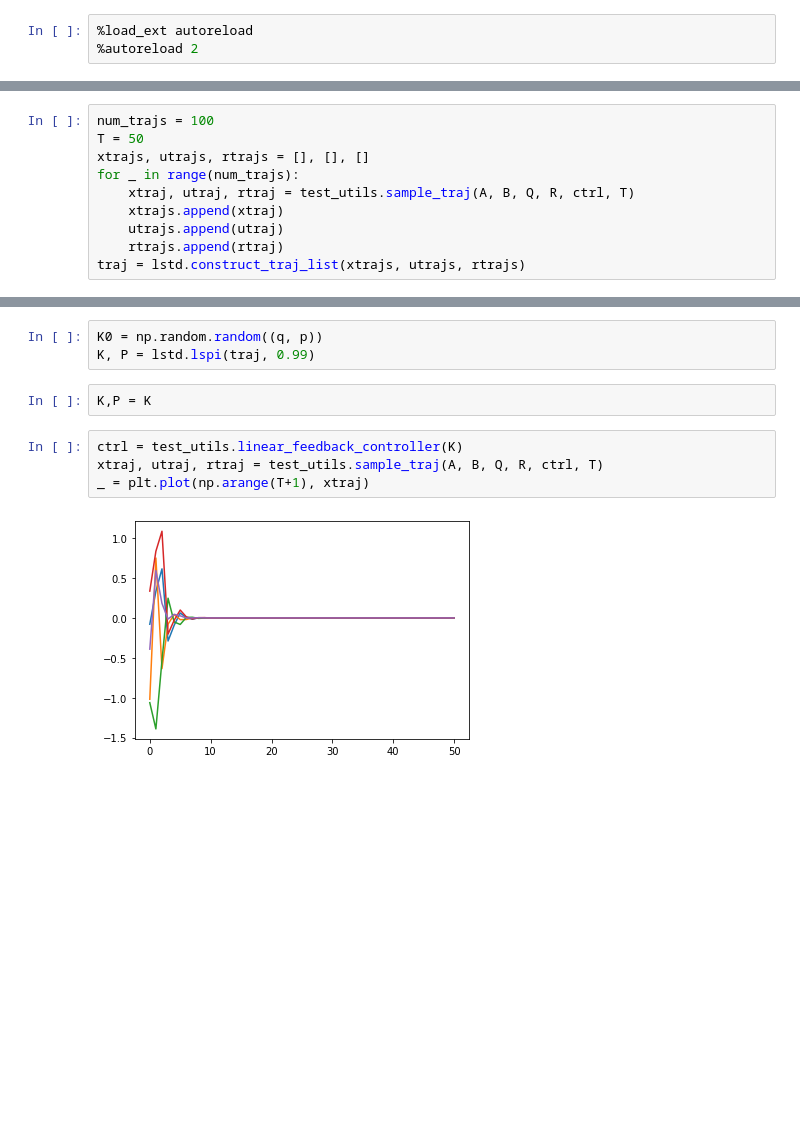
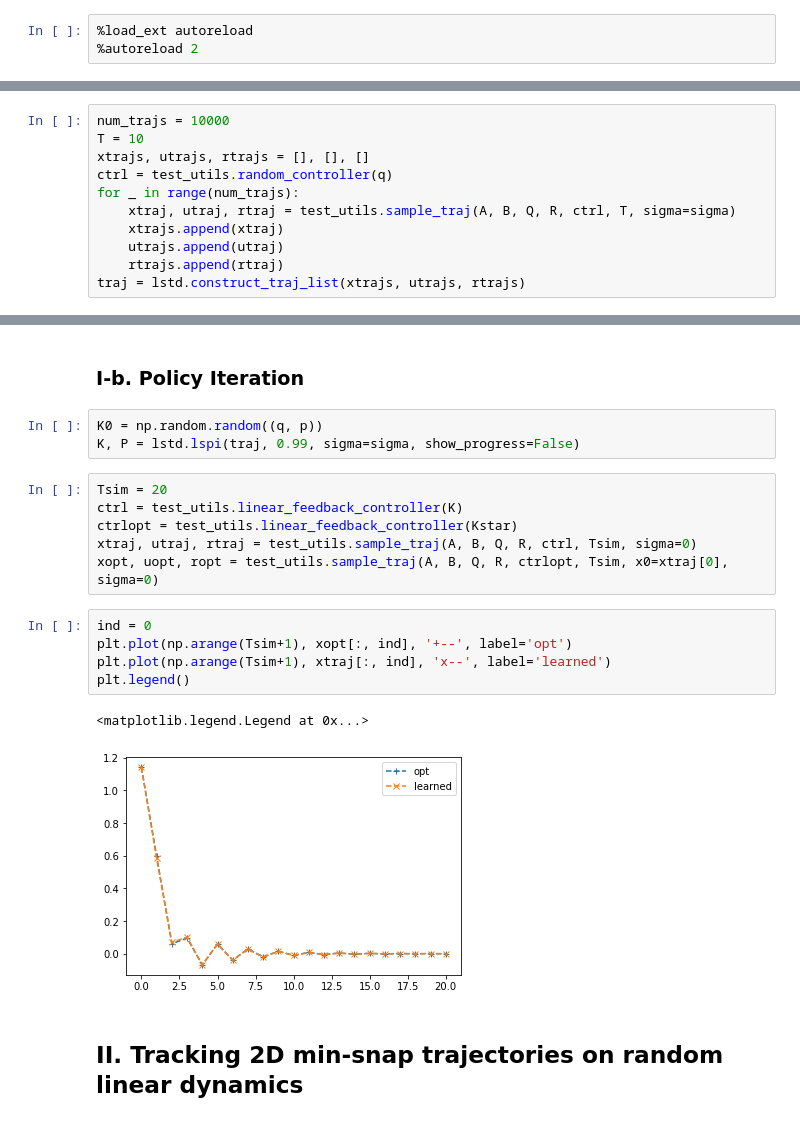
Before and after one commit to Nusha97/Layered-control-architectures-for-Robotics, a Jupyter notebook: tracking/LSTD Tutorial.ipynb, the cells around one changed output, grey strips where cells are left out. Drawn from its saved outputs; the diff is of its cells as text; blank space fills up the shorter version.

Commit message:
basic experiment for linear systems; running into numerical issues

```diff
--- a/tracking/LSTD Tutorial.ipynb
+++ b/tracking/LSTD Tutorial.ipynb
@@ -19,9 +23,10 @@ ctrl = test_utils.random_controller(q)
 # %%
-num_trajs = 100
-T = 50
+num_trajs = 10000
+T = 10
 xtrajs, utrajs, rtrajs = [], [], []
+ctrl = test_utils.random_controller(q)
 for _ in range(num_trajs):
-    xtraj, utraj, rtraj = test_utils.sample_traj(A, B, Q, R, ctrl, T)
+    xtraj, utraj, rtraj = test_utils.sample_traj(A, B, Q, R, ctrl, T, sigma=sigma)
     xtrajs.append(xtraj)
     utrajs.append(utraj)
     rtrajs.append(rtraj)
@@ -29,11 +44,21 @@ traj = lstd.construct_traj_list(xtrajs, utrajs, rtrajs)
+# %% [markdown]
+### I-b. Policy Iteration
 # %%
 K0 = np.random.random((q, p))
-K, P = lstd.lspi(traj, 0.99)
+K, P = lstd.lspi(traj, 0.99, sigma=sigma, show_progress=False)
-# %%
-K,P = K
 # %%
+Tsim = 20
 ctrl = test_utils.linear_feedback_controller(K)
-xtraj, utraj, rtraj = test_utils.sample_traj(A, B, Q, R, ctrl, T)
-_ = plt.plot(np.arange(T+1), xtraj)
+ctrlopt = test_utils.linear_feedback_controller(Kstar)
+xtraj, utraj, rtraj = test_utils.sample_traj(A, B, Q, R, ctrl, Tsim, sigma=0)
+xopt, uopt, ropt = test_utils.sample_traj(A, B, Q, R, ctrlopt, Tsim, x0=xtraj[0], sigma=0)
-# %% [output]
-[figure, removed]
+# %%
+ind = 0
+plt.plot(np.arange(Tsim+1), xopt[:, ind], '+--', label='opt')
+plt.plot(np.arange(Tsim+1), xtraj[:, ind], 'x--', label='learned')
+plt.legend()
+# %% [output]
+<matplotlib.legend.Legend at 0x...>
+[figure, added]
+# %% [markdown]
+## II. Tracking 2D min-snap trajectories on random linear dynamics
```
Also changed, not shown: parts of 19 cells of this notebook, 5 other files.
